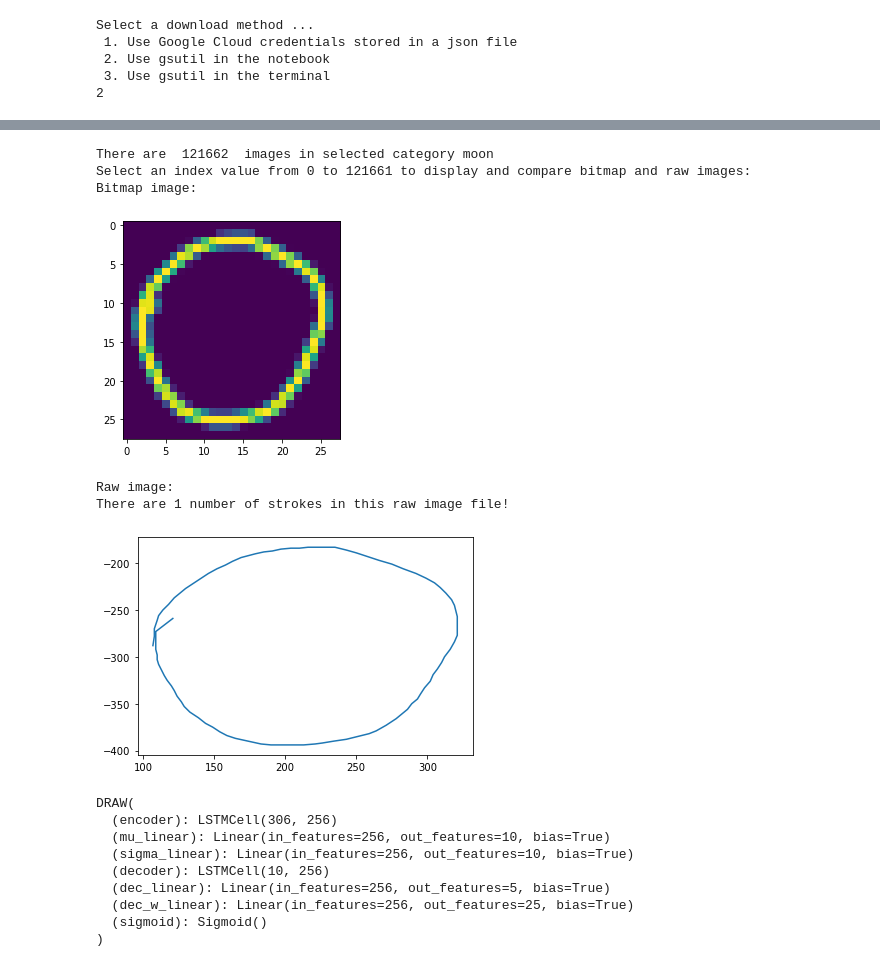
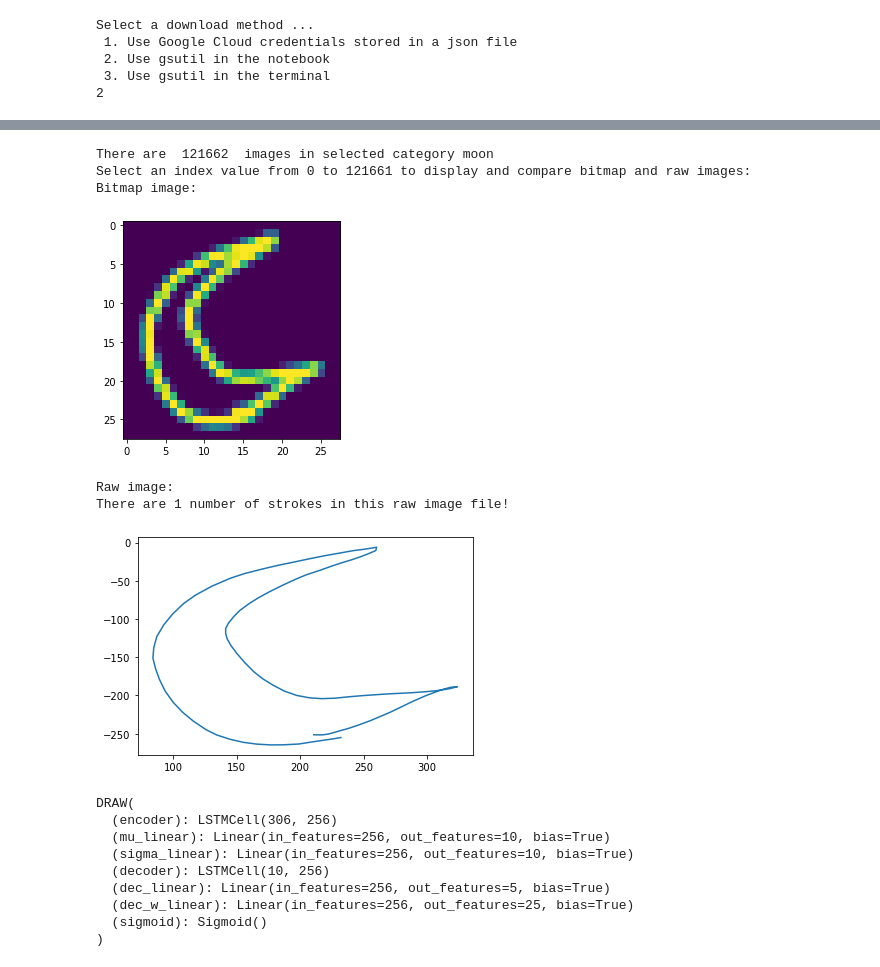
Before and after one commit to melodiCyb/sliver-maestro, a Jupyter notebook: notebooks/draw_moon.ipynb, the cells around one changed output, grey strips where cells are left out. Cells and saved outputs as stored; diff of their text form; code cells hidden in the pictures.

```diff
--- a/notebooks/draw_moon.ipynb
+++ b/notebooks/draw_moon.ipynb
@@ -114,19 +114,19 @@ def plot_raw():
 # %%
 print('There are ', len(npy_data)+1, ' images in selected category', categories[category])
 print("Select an index value from 0 to", len(npy_data), "to display and compare bitmap and raw images:")
 #index=input()
-index = '1'
+index = '0'
 plot_bitmap()
 plt.show()
 plot_raw()
 # %% [output]
 There are  121662  images in selected category moon
 Select an index value from 0 to 121661 to display and compare bitmap and raw images:
 Bitmap image:
-[figure, old version]
+[figure, new version]
 Raw image:
 There are 1 number of strokes in this raw image file!
-[figure, old version]
+[figure, new version]
 # %%
 # TRAIN TEST SPLIT
 filepath = paths_dict['input_path']
```
Also changed, not shown: parts of 5 cells of this notebook, 6 other files.
